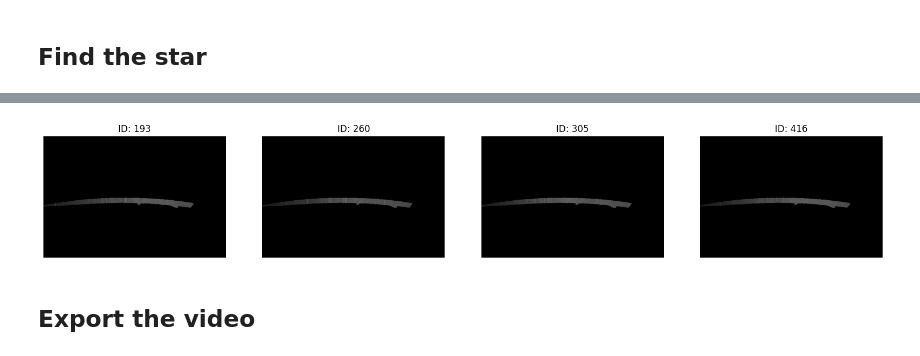
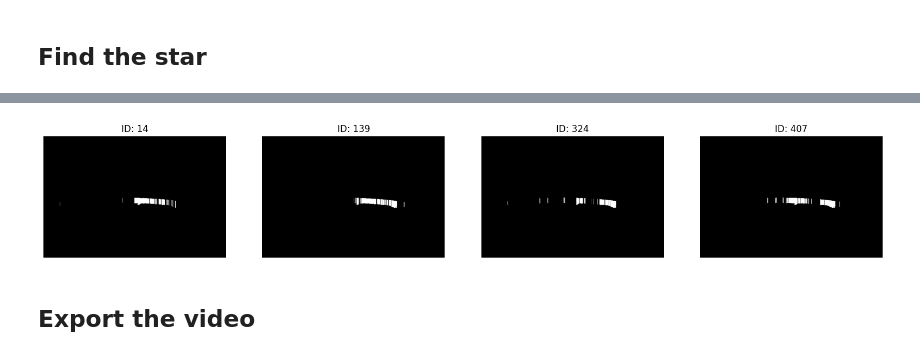
Before and after one commit to pyshen-watson/NASA-The-Rumbling, a Jupyter notebook: main.ipynb, the cells around one changed output, grey strips where cells are left out. Saved outputs shown, nothing was run; the diff lists cells and outputs as text; code cells hidden in the pictures.

Commit message:
Improve the detection of star

```diff
--- a/main.ipynb
+++ b/main.ipynb
@@ -129,15 +129,20 @@ show_examples(gallery=horizon_frames)
 # %%
-def adjust_horizon_frame(img: np.ndarray, mask: np.ndarray):
-    max = np.max(img, axis=0)
-    max_frame = max[np.newaxis, ..., np.newaxis]
-    max_frame = np.tile(max_frame, [img.shape[0],1,3]) # repeat the channel 3 times
-    masked_max_frame = cv2.bitwise_and(max_frame, max_frame, mask=mask)
-    return masked_max_frame
+def star_spectrum(img: np.ndarray, mask: np.ndarray):
 
-adjusted_frames = [ adjust_horizon_frame(frame, mask) for frame in tqdm(horizon_frames) ]
-show_examples(gallery=adjusted_frames)
+    col_std = lambda x: np.std(x) if x.shape[0] > 0 else 0
+    stds = np.array([col_std(col[np.nonzero(col)]) for col in img.T])
+    stds = (stds - stds.mean()) / (stds.std() + 1e-5) >= 1
+    stds = (stds*255).astype(np.uint8)
+
+    frame = stds[np.newaxis, ..., np.newaxis]
+    frame = np.tile(frame, [img.shape[0],1,3]) # repeat the channel 3 times
+    masked_frame = cv2.bitwise_and(frame, frame, mask=mask)
+    return masked_frame
+
+star_spectrum_frames = [ star_spectrum(frame, mask) for frame in tqdm(horizon_frames) ]
+show_examples(gallery=star_spectrum_frames)
 # %% [output]
-[figure, old version]
+[figure, new version]
 # %% [markdown]
 ## Export the video
 # %%
```
Also changed, not shown: parts of 3 cells of this notebook.
